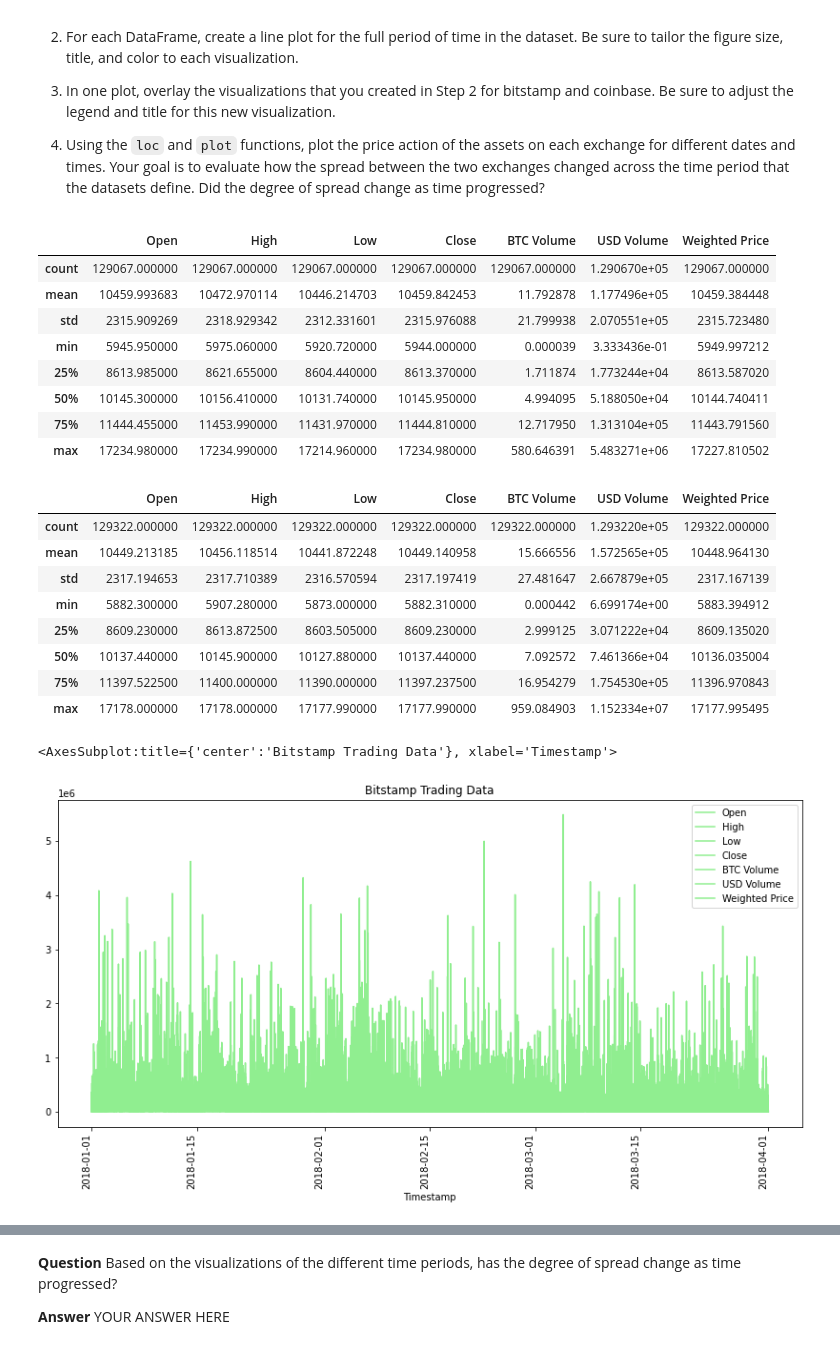
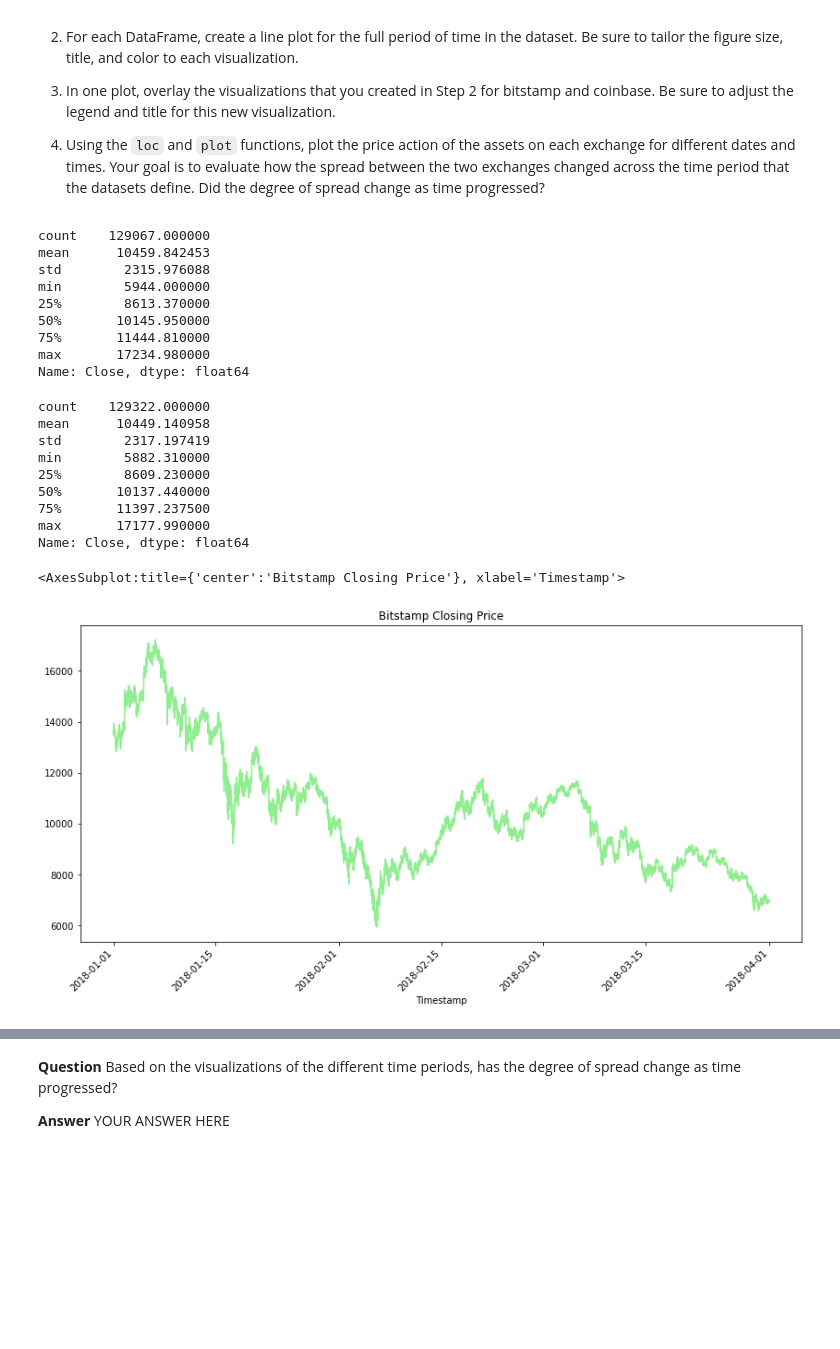
Before and after one commit to jojomani/BTC_Fin_Analysis, a Jupyter notebook: crypto_arbitrage.ipynb, the cells around one changed output, grey strips where cells are left out. Drawn from its saved outputs; the diff is of its cells as text; code cells hidden in the pictures; blank space fills up the shorter version.

```diff
--- a/crypto_arbitrage.ipynb
+++ b/crypto_arbitrage.ipynb
@@ -332,37 +332,37 @@ Sort through the time series data associated with the bitstamp and coinbase Data
 4. Using the `loc` and `plot` functions, plot the price action of the assets on each exchange for different dates and times. Your goal is to evaluate how the spread between the two exchanges changed across the time period that the datasets define. Did the degree of spread change as time progressed?
 # %%
 # Generate the summary statistics for the bitstamp DataFrame
-bitstamp_df.describe()
+bitstamp_sliced.describe()
 # %% [output]
-|  | Open | High | Low | Close | BTC Volume | USD Volume | Weighted Price |
-| count | 129067.000000 | 129067.000000 | 129067.000000 | 129067.000000 | 129067.000000 | 1.290670e+05 | 129067.000000 |
-| mean | 10459.993683 | 10472.970114 | 10446.214703 | 10459.842453 | 11.792878 | 1.177496e+05 | 10459.384448 |
-| std | 2315.909269 | 2318.929342 | 2312.331601 | 2315.976088 | 21.799938 | 2.070551e+05 | 2315.723480 |
-| min | 5945.950000 | 5975.060000 | 5920.720000 | 5944.000000 | 0.000039 | 3.333436e-01 | 5949.997212 |
-| 25% | 8613.985000 | 8621.655000 | 8604.440000 | 8613.370000 | 1.711874 | 1.773244e+04 | 8613.587020 |
-| 50% | 10145.300000 | 10156.410000 | 10131.740000 | 10145.950000 | 4.994095 | 5.188050e+04 | 10144.740411 |
-| 75% | 11444.455000 | 11453.990000 | 11431.970000 | 11444.810000 | 12.717950 | 1.313104e+05 | 11443.791560 |
-| max | 17234.980000 | 17234.990000 | 17214.960000 | 17234.980000 | 580.646391 | 5.483271e+06 | 17227.810502 |
+count    129067.000000
+mean      10459.842453
+std        2315.976088
+min        5944.000000
+25%        8613.370000
+50%       10145.950000
+75%       11444.810000
+max       17234.980000
+Name: Close, dtype: float64
 # %%
 # Generate the summary statistics for the coinbase DataFrame
-coinbase_df.describe()
+coinbase_sliced.describe()
 # %% [output]
-|  | Open | High | Low | Close | BTC Volume | USD Volume | Weighted Price |
-| count | 129322.000000 | 129322.000000 | 129322.000000 | 129322.000000 | 129322.000000 | 1.293220e+05 | 129322.000000 |
-| mean | 10449.213185 | 10456.118514 | 10441.872248 | 10449.140958 | 15.666556 | 1.572565e+05 | 10448.964130 |
-| std | 2317.194653 | 2317.710389 | 2316.570594 | 2317.197419 | 27.481647 | 2.667879e+05 | 2317.167139 |
-| min | 5882.300000 | 5907.280000 | 5873.000000 | 5882.310000 | 0.000442 | 6.699174e+00 | 5883.394912 |
-| 25% | 8609.230000 | 8613.872500 | 8603.505000 | 8609.230000 | 2.999125 | 3.071222e+04 | 8609.135020 |
-| 50% | 10137.440000 | 10145.900000 | 10127.880000 | 10137.440000 | 7.092572 | 7.461366e+04 | 10136.035004 |
-| 75% | 11397.522500 | 11400.000000 | 11390.000000 | 11397.237500 | 16.954279 | 1.754530e+05 | 11396.970843 |
-| max | 17178.000000 | 17178.000000 | 17177.990000 | 17177.990000 | 959.084903 | 1.152334e+07 | 17177.995495 |
+count    129322.000000
+mean      10449.140958
+std        2317.197419
+min        5882.310000
+25%        8609.230000
+50%       10137.440000
+75%       11397.237500
+max       17177.990000
+Name: Close, dtype: float64
 # %%
 # Create a line plot for the bitstamp DataFrame for the full length of time in the dataset
 # Be sure that the figure size, title, and color are tailored to each visualization
-bitstamp_df.plot.line(figsize=(14,7), rot=90, color="lightgreen", title="Bitstamp Trading Data")
+bitstamp_sliced.plot.line(figsize=(14,7), rot=45, color="lightgreen", title="Bitstamp Closing Price")
 # %% [output]
-<AxesSubplot:title={'center':'Bitstamp Trading Data'}, xlabel='Timestamp'>
+<AxesSubplot:title={'center':'Bitstamp Closing Price'}, xlabel='Timestamp'>
-[figure, old version]
+[figure, new version]
 # %%
 # Create a line plot for the coinbase DataFrame for the full length of time in the dataset
 # Be sure that the figure size, title, and color are tailored to each visualization
```
Also changed, not shown: parts of 20 cells of this notebook.
